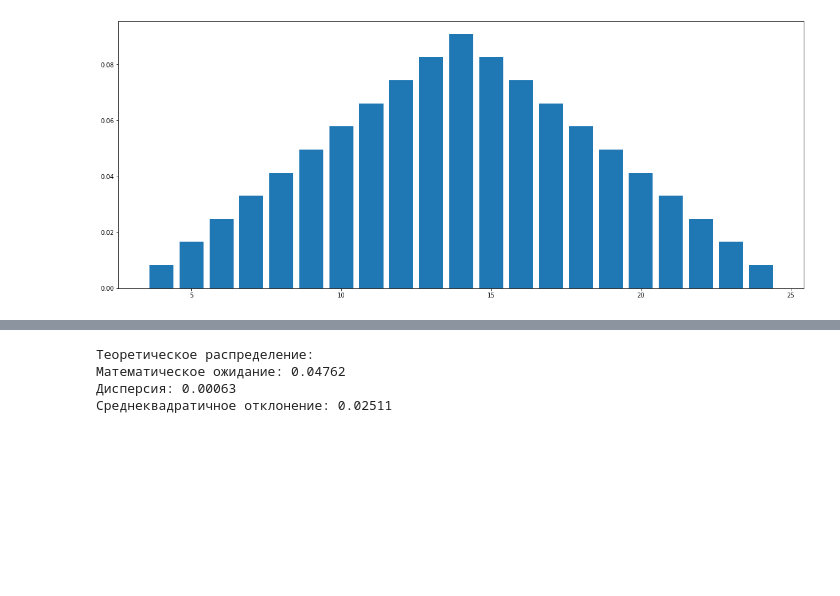
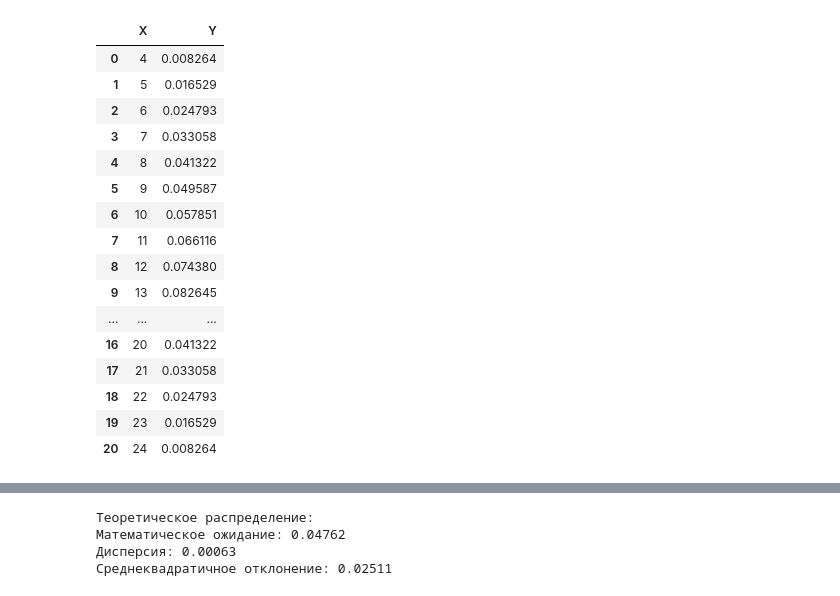
Before and after one commit to ViktoriaKoks/-, a Jupyter notebook: ТВиМС.ipynb, the cells around one changed output, grey strips where cells are left out. Saved outputs shown, nothing was run; the diff lists cells and outputs as text; code cells hidden in the pictures; blank space fills up the shorter version.

```diff
--- a/ТВиМС.ipynb
+++ b/ТВиМС.ipynb
@@ -1,6 +1,7 @@
 # %%
 import matplotlib.pyplot as plt
 import numpy as np
+import pandas as pd
 from random import randint
 
 
@@ -10,11 +11,27 @@ def createHist(x, y):
     fig.set_figwidth(20)
     fig.set_figheight(8)
     plt.show()
-
-
-x = [4, 5, 6, 7, 8, 9, 10, 11, 12, 13, 14, 15, 16, 17, 18, 19, 20, 21, 22, 23, 24]
-y = [1/121, 2/121, 3/121, 4/121, 5/121, 6/121, 7/121, 8/121, 9/121, 10/121, 11/121, 10/121, 9/121, 8/121, 7/121, 6/121, 5/121, 4/121, 3/121, 2/121, 1/121]
-
-createHist(x, y)
-# %% [output]
-[figure, removed]
+# %%
+x = [4, 5, 6, 7, 8, 9, 10, 11, 12, 13, 14, 15, 16, 17, 18, 19, 20, 21, 22, 23, 24]
+y = [1/121, 2/121, 3/121, 4/121, 5/121, 6/121, 7/121, 8/121, 9/121, 10/121, 11/121, 10/121, 9/121, 8/121, 7/121, 6/121, 5/121, 4/121, 3/121, 2/121, 1/121]
+
+dataset = pd.DataFrame({'X': x, 'Y': y})
+dataset
+# %% [output]
+|  | X | Y |
+| 0 | 4 | 0.008264 |
+| 1 | 5 | 0.016529 |
+| 2 | 6 | 0.024793 |
+| 3 | 7 | 0.033058 |
+| 4 | 8 | 0.041322 |
+| 5 | 9 | 0.049587 |
+| 6 | 10 | 0.057851 |
+| 7 | 11 | 0.066116 |
+| 8 | 12 | 0.074380 |
+| 9 | 13 | 0.082645 |
+| ... | ... | ... |
+| 16 | 20 | 0.041322 |
+| 17 | 21 | 0.033058 |
+| 18 | 22 | 0.024793 |
+| 19 | 23 | 0.016529 |
+| 20 | 24 | 0.008264 |
```
Also changed, not shown: parts of 5 cells of this notebook, 2 other files.
